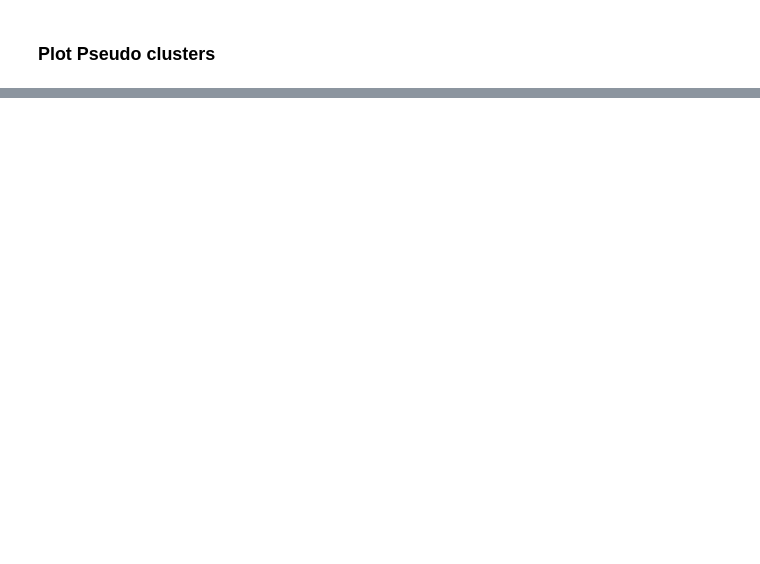
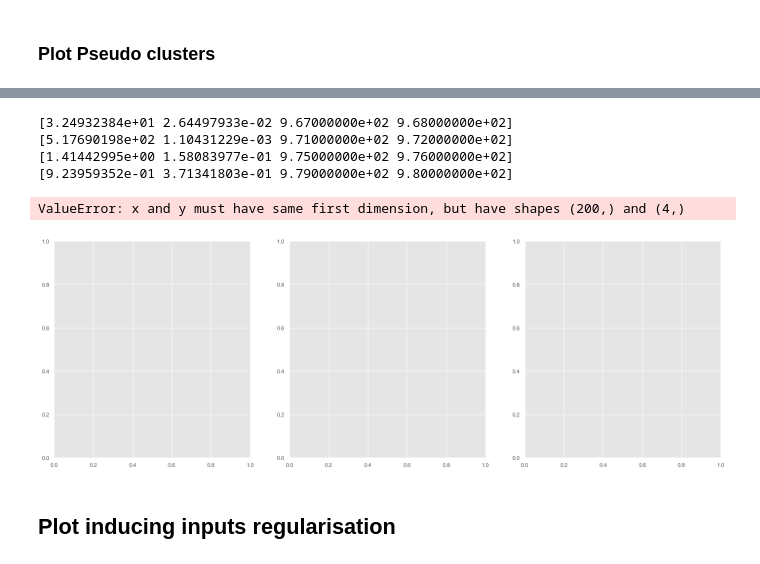
Before and after one commit to SebastianCallh/master-thesis, a Jupyter notebook: model/plotting.ipynb, the cells around one changed output, grey strips where cells are left out. Cells and saved outputs as stored; diff of their text form; code cells hidden in the pictures; blank space fills up the shorter version.

```diff
--- a/model/plotting.ipynb
+++ b/model/plotting.ipynb
@@ -564,0 +631,17 @@ Optimization restart 3/3, f = 49.56553862780687
+# %%
+w, h = 3, 4
+plt.rcParams.update({'font.size': 90})
+fig, axs = plot_grid(h, w)
+gs1 = gridspec.GridSpec(h, w)
+gs1.update(wspace=0.025, hspace=0.05)
+for seg_n in range(1, 12):
+    i = seg_n -1
+    ax = axs[i // w][i % w]
+    plot_seg(ax, seg_n)
+
+axs[h-1][w-1].axis('off')
+fig.subplots_adjust(left=None, bottom=None, right=None, top=None, wspace=.2, hspace=-.7)
+#fig.savefig('test.pdf', bbox_inches='tight', pad_inches=0.0)
+
+#plt.subplot_tool()
+#fig.tight_layout()
@@ -680,0 +975,35 @@ most likely [ 4 30 30  4  4  4  4  4  4  4  4  4  4  4  4  4  4  4  4  4  4  4
+# %%
+from model.plotting import plot_grid
+from scipy.stats import gamma
+import pickle
+import numpy as np
+with open('ell-hyperparams.pkl', 'rb') as handle:
+    ell_hyperparams = pickle.load(handle)
+
+with open('var-hyperparams.pkl', 'rb') as handle:
+    var_hyperparams = pickle.load(handle)
+
+with open('lin-hyperparams.pkl', 'rb') as handle:
+    lin_hyperparams = pickle.load(handle)
+
+_, ax = plot_grid(1, 3)
+ell_ax = ax[0]
+
+ell_grid = np.linspace(0, 10, 200)
+for seg_n in train_seg_ids:
+    print(ell_hyperparams[seg_n][0])
+    print(ell_hyperparams[seg_n][1])
+    print(ell_hyperparams[seg_n][2])
+    print(ell_hyperparams[seg_n][3])
+    alpha = ell_hyperparams[seg_n][1]
+    #ell =
+    ell_ax.plot(ell_grid, ell)
+# %% [output]
+[3.24932384e+01 2.64497933e-02 9.67000000e+02 9.68000000e+02]
+[5.17690198e+02 1.10431229e-03 9.71000000e+02 9.72000000e+02]
+[1.41442995e+00 1.58083977e-01 9.75000000e+02 9.76000000e+02]
+[9.23959352e-01 3.71341803e-01 9.79000000e+02 9.80000000e+02]
+ValueError: x and y must have same first dimension, but have shapes (200,) and (4,)
+[figure, added]
+# %% [markdown]
+## Plot inducing inputs regularisation
```
Also changed, not shown: parts of 21 cells of this notebook, 17 other files.
